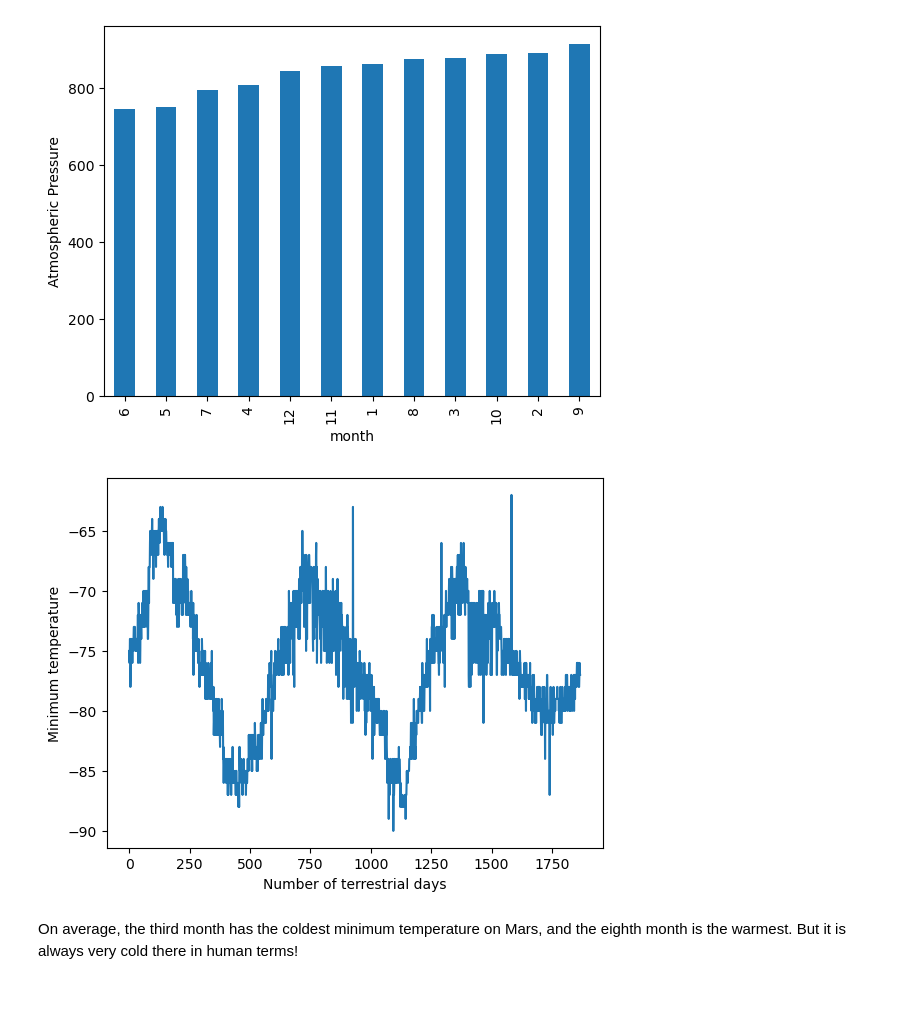
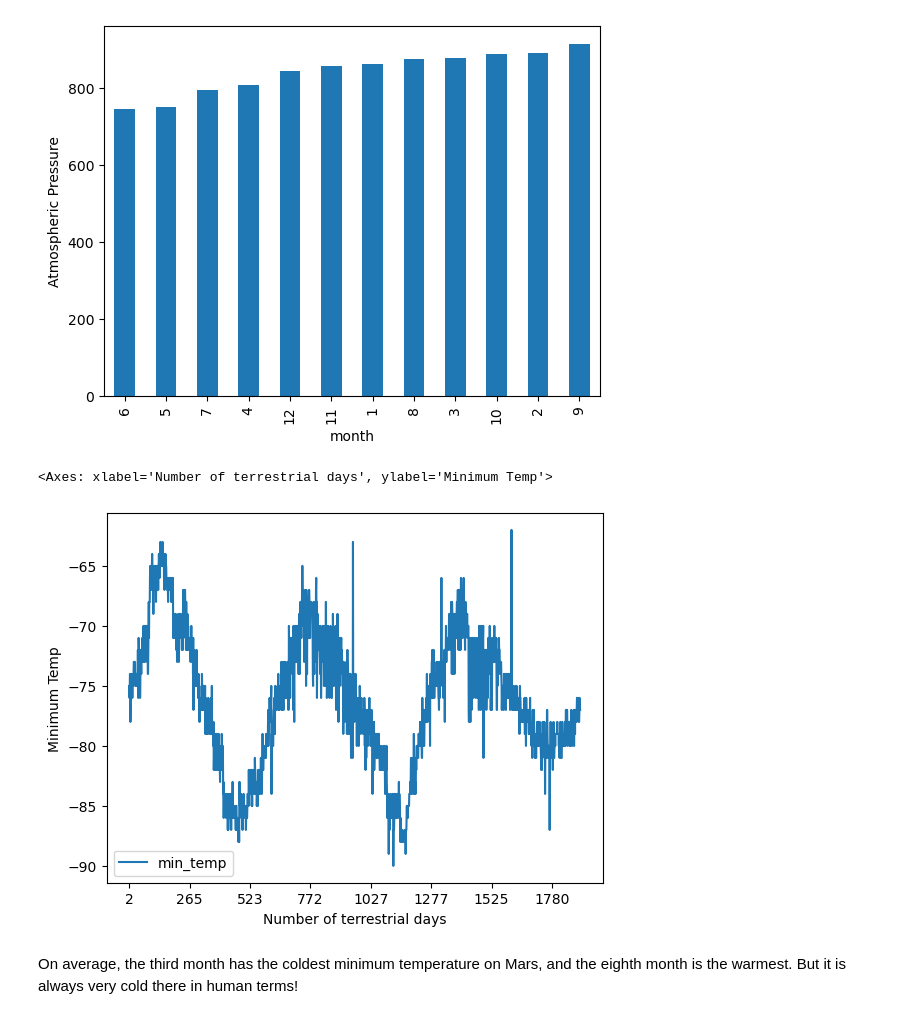
Before and after one commit to AlyssaCullinan/webscraping-challenge, a Jupyter notebook: Starter_Code/part_2_mars_weather.ipynb, the cells around one changed output. Saved outputs shown, nothing was run; the diff lists cells and outputs as text; code cells hidden in the pictures.

```diff
--- a/Starter_Code/part_2_mars_weather.ipynb
+++ b/Starter_Code/part_2_mars_weather.ipynb
@@ -286,8 +286,10 @@ sorted_pressure.plot(kind='bar', ylabel='Atmospheric Pressure')
 [figure]
 # %%
 # 5. How many terrestrial (earth) days are there in a Martian year?
+df.plot('id','min_temp', xlabel = 'Number of terrestrial days', ylabel='Minimum Temp')
 # %% [output]
+<Axes: xlabel='Number of terrestrial days', ylabel='Minimum Temp'>
-[figure, old version]
+[figure, new version]
 # %% [markdown]
 On average, the third month has the coldest minimum temperature on Mars, and the eighth month is the warmest. But it is always very cold there in human terms!
 # %% [markdown]
```
